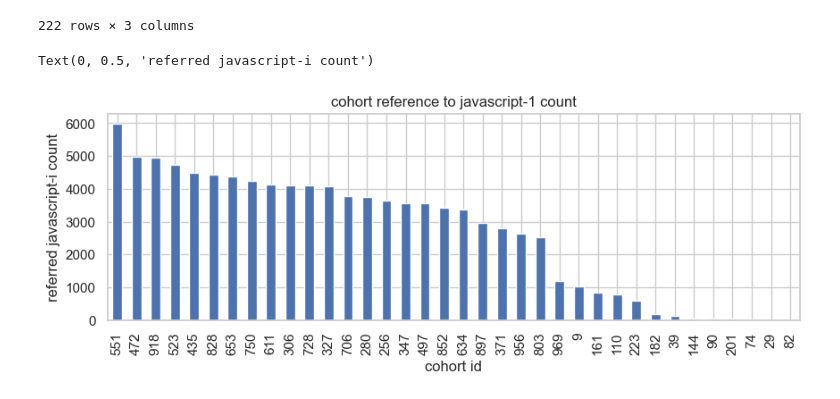
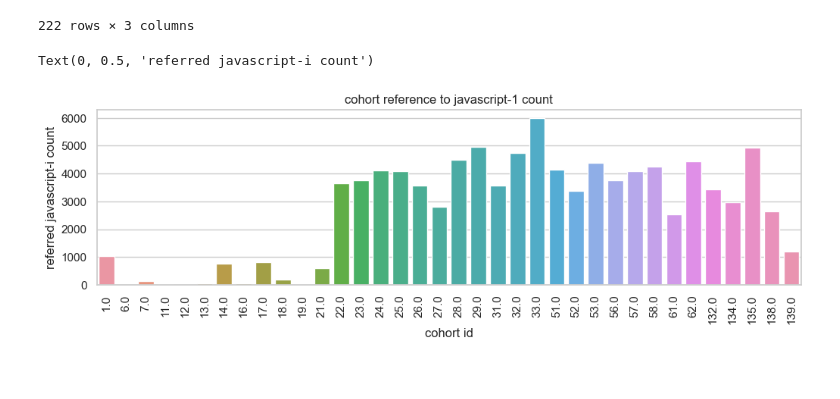
Before and after one commit to Anomaly-Detection-Group/anomaly_detection_project, a Jupyter notebook: Victoire/explore_victoire.ipynb, the cells around one changed output. Drawn from its saved outputs; the diff is of its cells as text; code cells hidden in the pictures.

```diff
--- a/Victoire/explore_victoire.ipynb
+++ b/Victoire/explore_victoire.ipynb
@@ -127,11 +112,13 @@ top_5_in_cohort
 222 rows × 3 columns
 # %%
 # look at one lesson to compare top results
-plt.figure(figsize=(10,3))
-top_5_in_cohort[top_5_in_cohort.lesson == "javascript-i"].referred_to_lesson_count.sort_values(ascending=False).plot(kind="bar")
+plt.figure(figsize=(12,3))
+results = top_5_in_cohort[top_5_in_cohort.lesson == "javascript-i"][["cohort_id","referred_to_lesson_count"]].sort_values(by="cohort_id").set_index("cohort_id")
+sns.barplot(x=results.index, y=results.referred_to_lesson_count)
+plt.xticks(rotation=90)
 plt.title("cohort reference to javascript-1 count")
 plt.xlabel("cohort id")
 plt.ylabel("referred javascript-i count")
 # %% [output]
 Text(0, 0.5, 'referred javascript-i count')
-[figure, old version]
+[figure, new version]
```
Also changed, not shown: parts of 1 cell of this notebook, 2 other files.
